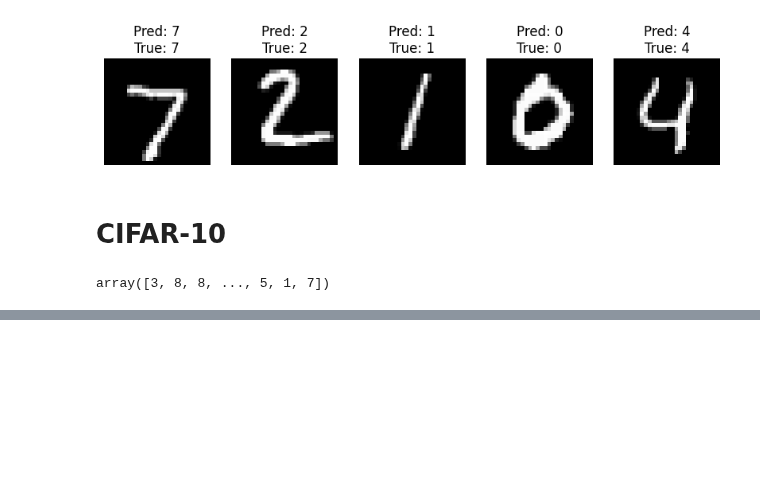
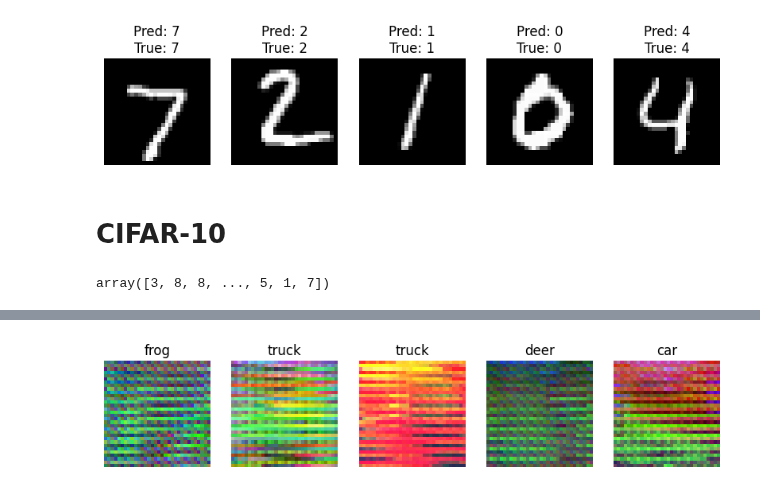
Before and after one commit to aliowx/EEG-bci, a Jupyter notebook: notebook/EEG/CNN_pre.ipynb, the cells around one changed output, grey strips where cells are left out. Drawn from its saved outputs; the diff is of its cells as text; code cells hidden in the pictures; blank space fills up the shorter version.

```diff
--- a/notebook/EEG/CNN_pre.ipynb
+++ b/notebook/EEG/CNN_pre.ipynb
@@ -175,3 +175,12 @@ y_test = np.array(test_bach[b'labels'])
 y_test
 # %% [output]
 array([3, 8, 8, ..., 5, 1, 7])
+# %%
+x_train = x_train.reshape(-1, 3, 32, 32).transpose(0, 2, 3, 1)
+x_test = x_test.reshape(-1, 3, 32, 32).transpose(0, 2, 3, 1)
+# %%
+x_train = x_train.astype('float32') / 255.0
+x_test = x_test.astype('float32') / 255.0
+# %%
+y_train = tf.keras.utils.to_categorical(y_train, 10)
+y_test = tf.keras.utils.to_categorical(y_test, 10)
@@ -178,3 +197,14 @@ array([3, 8, 8, ..., 5, 1, 7])
 # %%
 class_names = ['airplane', 'car', 'bird', 'cat', 'deer',
                'dog', 'frog', 'horse', 'ship', 'truck']
+# %%
+plt.figure(figsize=(10, 5))
+for i in range(5):
+    plt.subplot(1,5,i+1)
+    plt.imshow(x_train[i])
+    plt.title(class_names[np.argmax(y_train[i])])
+    plt.axis('off')
+
+plt.show()
+# %% [output]
+[figure, added]
```
Also changed, not shown: parts of 1 cell of this notebook.
